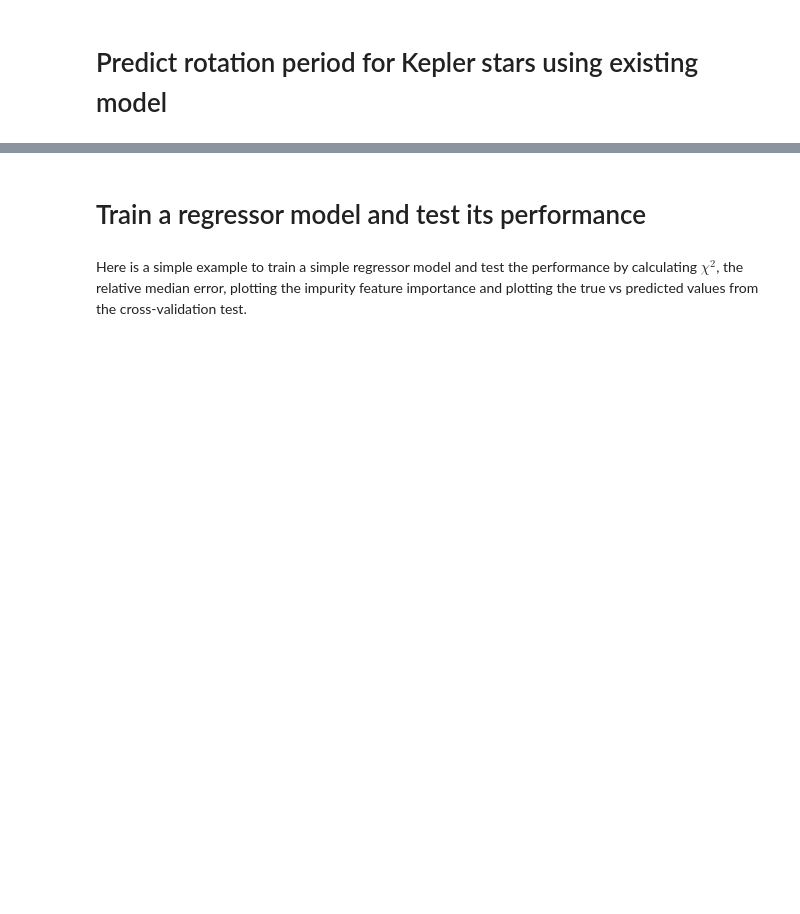
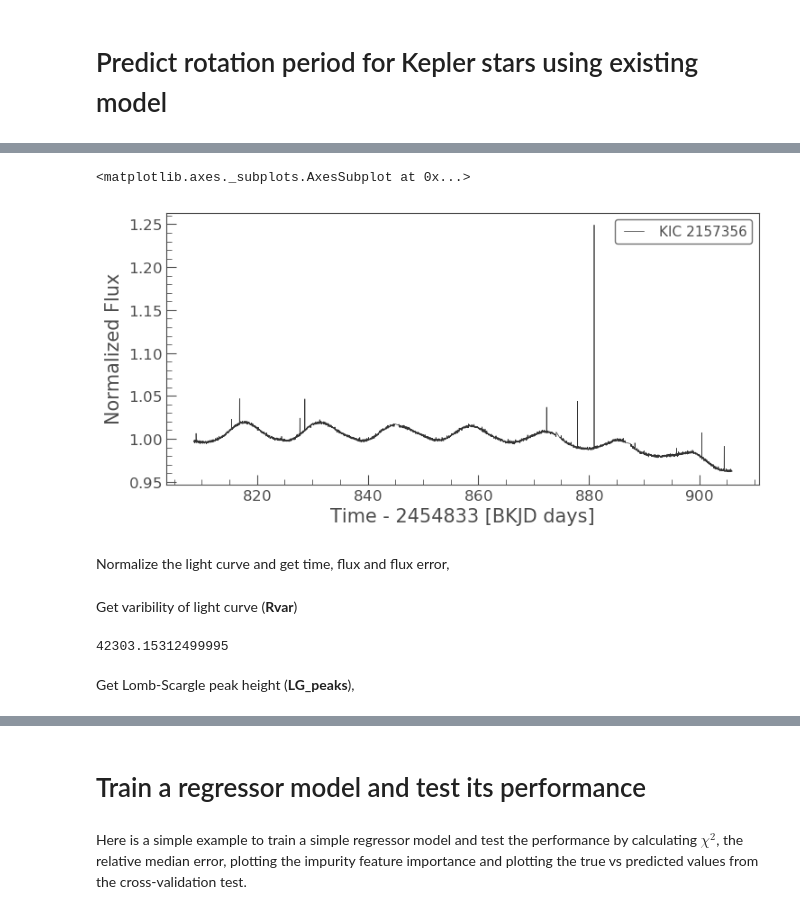
Before and after one commit to lyx12311/Astraea, a Jupyter notebook: docs/_static/Tutorial.ipynb, the cells around one changed output, grey strips where cells are left out. Drawn from its saved outputs; the diff is of its cells as text; code cells hidden in the pictures; blank space fills up the shorter version.

```diff
--- a/docs/_static/Tutorial.ipynb
+++ b/docs/_static/Tutorial.ipynb
@@ -2,0 +92,15 @@
+# %%
+import Astraea
+import pandas as pd
+import numpy as np
+from lightkurve import search_targetpixelfile
+
+# download light curve and plot it
+tpf = search_targetpixelfile('KIC 2157356', quarter=9).download()
+lc = tpf.to_lightcurve(aperture_mask=tpf.pipeline_mask)
+lc.plot()
+# %% [output]
+<matplotlib.axes._subplots.AxesSubplot at 0x...>
+[figure, added]
+# %% [markdown]
+Normalize the light curve and get time, flux and flux error,
@@ -2,0 +111,9 @@
+# %% [markdown]
+Get varibility of light curve (**Rvar**)
+# %%
+Rvar=Astraea.getRvar(sig)
+Rvar
+# %% [output]
+42303.15312499995
+# %% [markdown]
+Get Lomb-Scargle peak height (**LG_peaks**),
```
Also changed, not shown: parts of 14 cells of this notebook, 2 other files.
